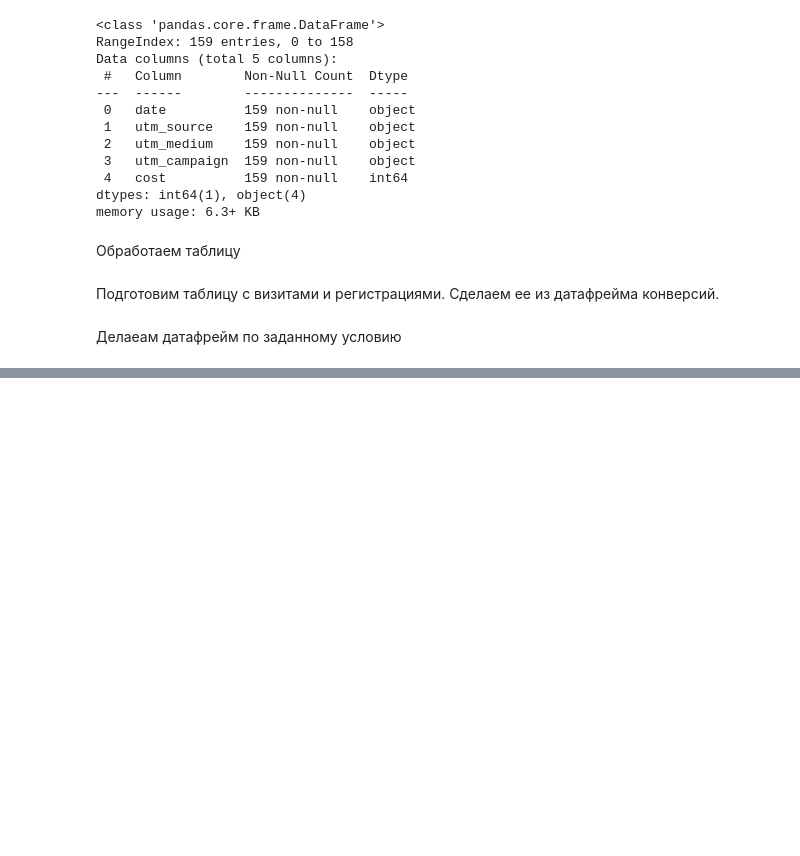
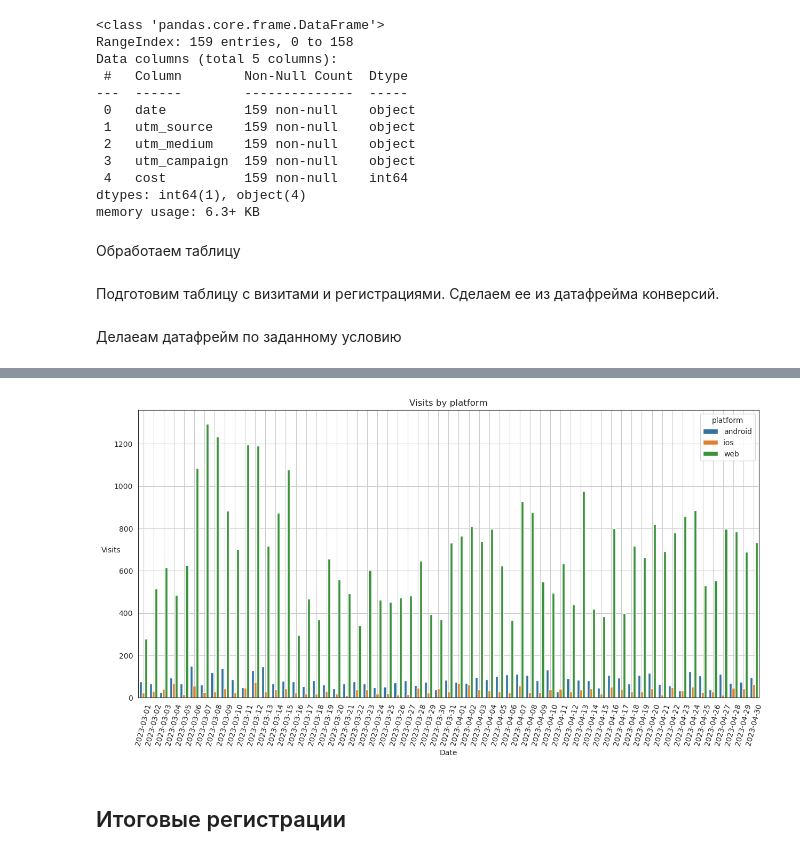
Before and after one commit to CodingKarp/data-analytics-project-100, a Jupyter notebook: analysis.ipynb, the cells around one changed output, grey strips where cells are left out. Saved outputs shown, nothing was run; the diff lists cells and outputs as text; code cells hidden in the pictures; blank space fills up the shorter version.

```diff
--- a/analysis.ipynb
+++ b/analysis.ipynb
@@ -217,0 +241,18 @@ ads.to_json("./ads.json")
+# %%
+visits_by_platform = conversion_df.groupby(["date_group", "platform" ]).agg({"visits":"sum"}).reset_index()
+visits_by_platform["date_group"] = pd.to_datetime(visits_by_platform["date_group"])
+filtered_visits_by_platform = visits_by_platform[visits_by_platform['date_group'] <= date_limit]
+# %%
+plt.figure(figsize=(15, 7))
+sns.barplot(x="date_group", y="visits", hue="platform", data=filtered_visits_by_platform)
+plt.xlabel("Date")
+plt.ylabel("Visits", rotation=360)
+plt.title("Visits by platform")
+plt.xticks(rotation=75)
+plt.grid()
+plt.savefig('./charts/final_visits_by_platform_chart.png')
+plt.show()
+# %% [output]
+[figure, added]
+# %% [markdown]
+## Итоговые регистрации
```
Also changed, not shown: parts of 13 cells of this notebook.
